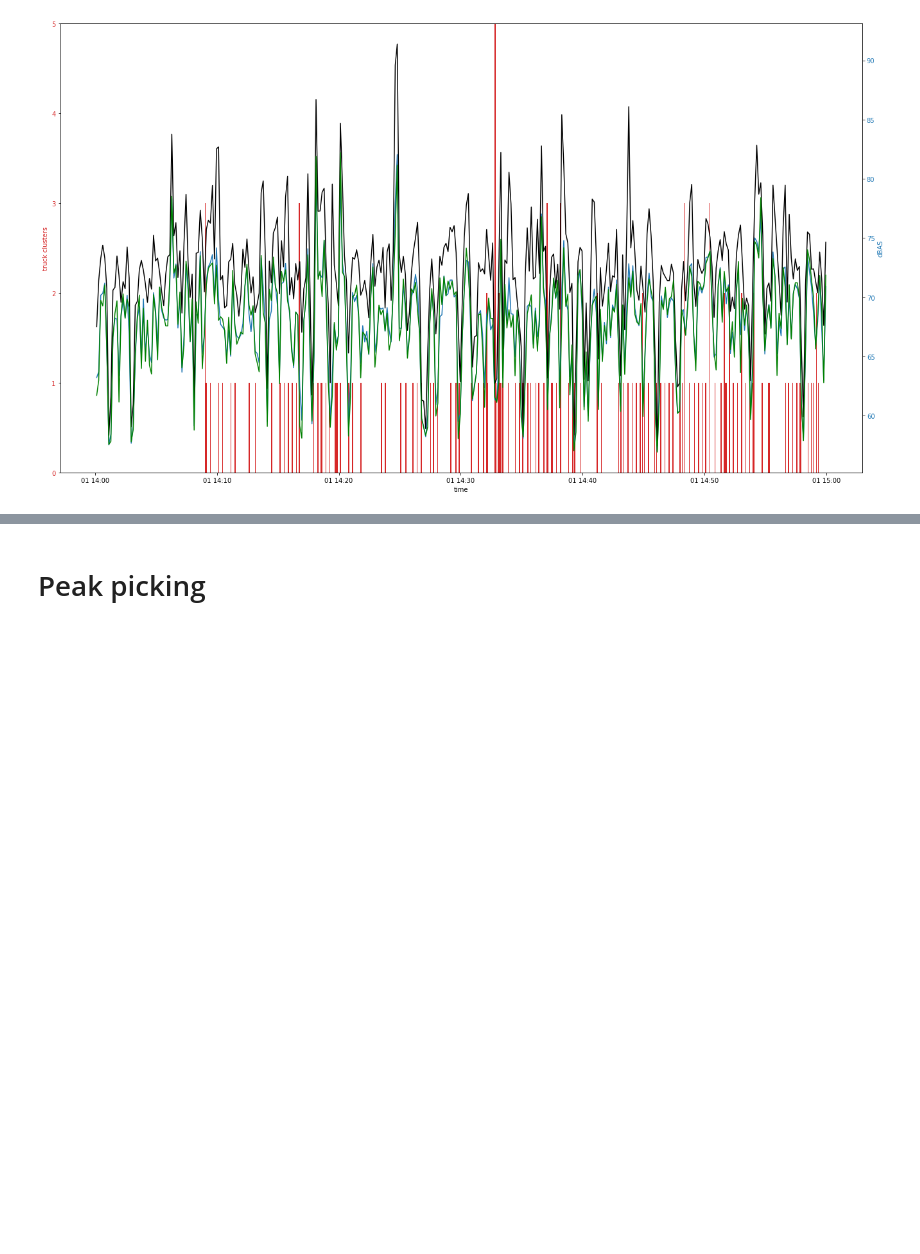
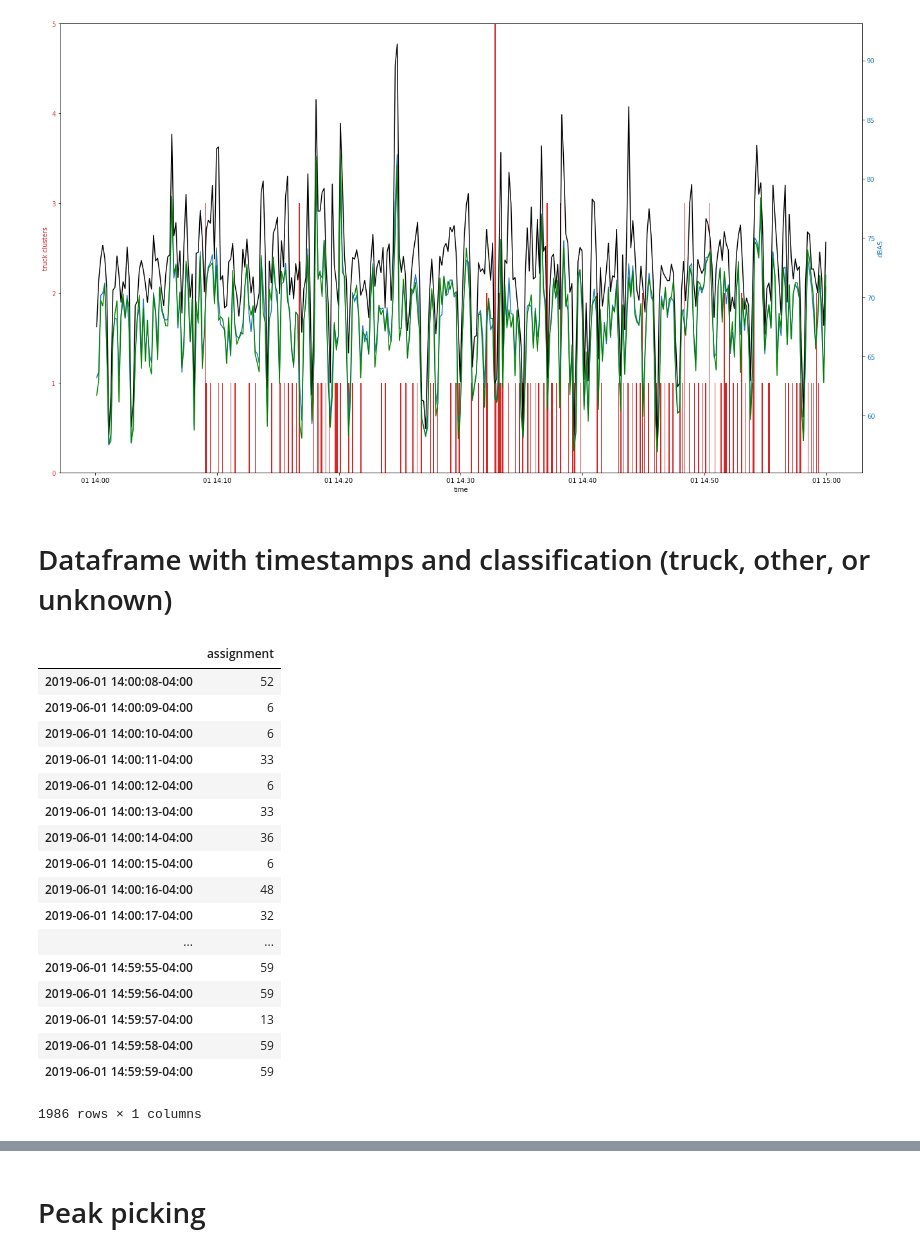
Before and after one commit to marin-hyatt/public-redhook-analysis, a Jupyter notebook: Truck_Analysis.ipynb, the cells around one changed output, grey strips where cells are left out. Drawn from its saved outputs; the diff is of its cells as text; code cells hidden in the pictures; blank space fills up the shorter version.

```diff
--- a/Truck_Analysis.ipynb
+++ b/Truck_Analysis.ipynb
@@ -603,3 +603,31 @@ plot_truck_clusters(64, b827ebc178d2_transformed[hour_mask], projected_45[index]
                           ten_sec_dBAS_max_hour, ten_sec_dBAS_median_hour, ten_sec_hour_bins, truck_clusters)
 # %% [output]
 [figure]
+# %% [markdown]
+# Dataframe with timestamps and classification (truck, other, or unknown)
+# %%
+cluster_assignments = get_cluster_assignments(64, b827ebc178d2_transformed[hour_mask], projected_45[index])
+seconds_b827ebc178d2_timestamps_dt_hour = [x.replace(microsecond=0) for x in b827ebc178d2_timestamps_dt_hour]
+# %%
+assignments_df = pd.DataFrame(data={'assignment':cluster_assignments}, \
+                              index = seconds_b827ebc178d2_timestamps_dt_hour)
+assignments_df
+# %% [output]
+|  | assignment |
+| 2019-06-01 14:00:08-04:00 | 52 |
+| 2019-06-01 14:00:09-04:00 | 6 |
+| 2019-06-01 14:00:10-04:00 | 6 |
+| 2019-06-01 14:00:11-04:00 | 33 |
+| 2019-06-01 14:00:12-04:00 | 6 |
+| 2019-06-01 14:00:13-04:00 | 33 |
+| 2019-06-01 14:00:14-04:00 | 36 |
+| 2019-06-01 14:00:15-04:00 | 6 |
+| 2019-06-01 14:00:16-04:00 | 48 |
+| 2019-06-01 14:00:17-04:00 | 32 |
+| ... | ... |
+| 2019-06-01 14:59:55-04:00 | 59 |
+| 2019-06-01 14:59:56-04:00 | 59 |
+| 2019-06-01 14:59:57-04:00 | 13 |
+| 2019-06-01 14:59:58-04:00 | 59 |
+| 2019-06-01 14:59:59-04:00 | 59 |
+1986 rows × 1 columns
```
Also changed, not shown: parts of 17 cells of this notebook.
